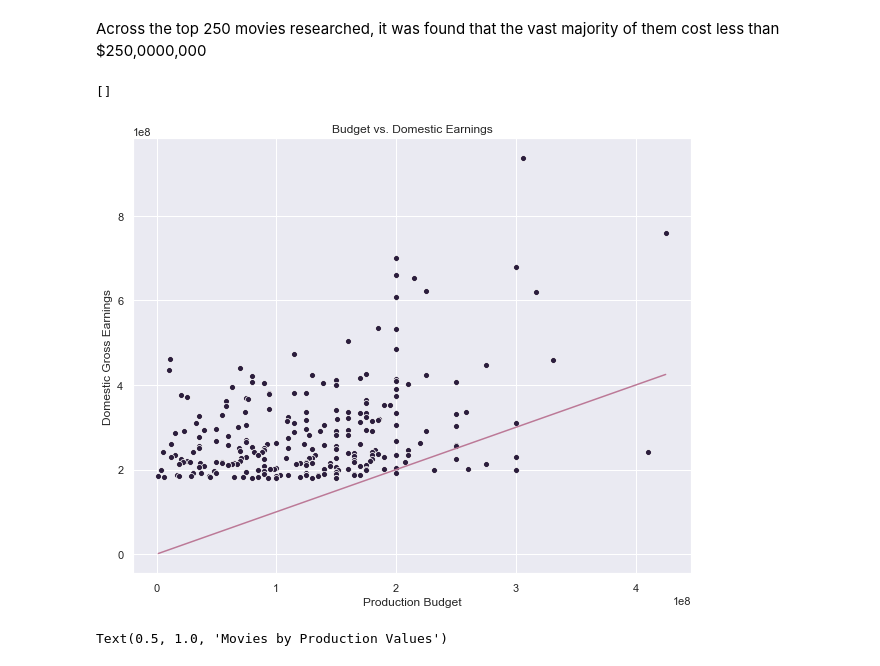
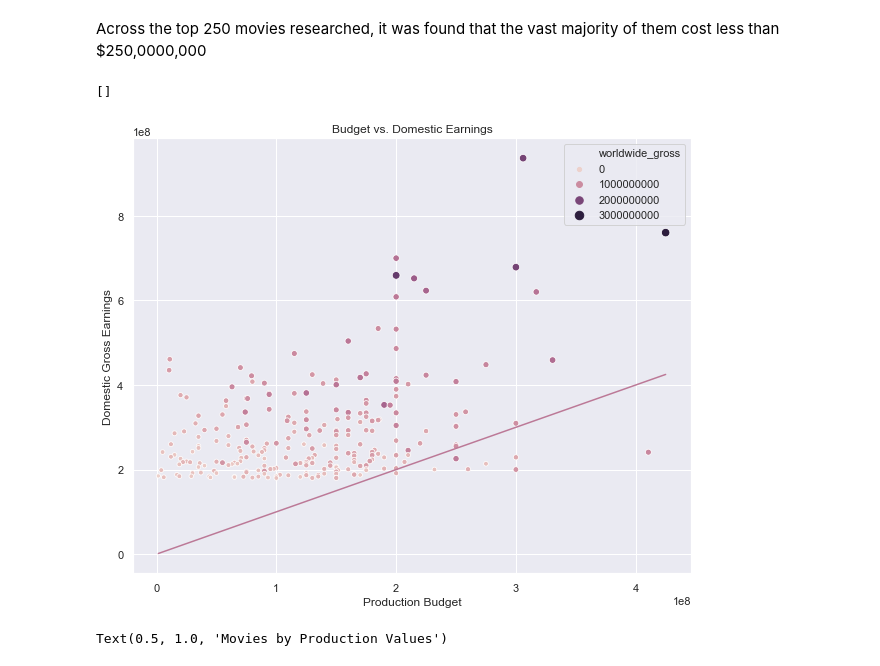
Before and after one commit to cam-benfield/EDA-Project, a Jupyter notebook: student.ipynb, the cells around one changed output. Drawn from its saved outputs; the diff is of its cells as text; code cells hidden in the pictures.

```diff
--- a/student.ipynb
+++ b/student.ipynb
@@ -700,31 +704,32 @@ Across the top 250 movies researched, it was found that the vast majority of the
 # %%
 cur.execute("""SELECT movie,
                       production_budget,
                       domestic_gross,
                       worldwide_gross
                from TNBudgets
                ORDER BY domestic_gross DESC
                LIMIT 250;""")
 financial_df = make_dataframe()
 financial_plot = sns.scatterplot(
     x=financial_df['production_budget'],
     y=financial_df['domestic_gross'],
-    color = "#2C1E3D"
+    size=financial_df['worldwide_gross'],
+    hue=financial_df['worldwide_gross']
     )
 
 # Create line for reference to production_budget
 x = np.linspace(min(financial_df['production_budget']),max(financial_df['production_budget']))
 y = x
 sns.lineplot(x=x, y=y, ax=financial_plot, color="#BC7997")
 
 
 financial_plot.set_xlabel("Production Budget")
 financial_plot.set_ylabel("Domestic Gross Earnings")
 financial_plot.set_title("Budget vs. Domestic Earnings")
 financial_plot.plot()
 # %% [output]
 []
-[figure, old version]
+[figure, new version]
 # %%
 financial_plot = sns.distplot(financial_df['production_budget'], kde=False, color='#2C1E3D')
 financial_plot.set_title("Movies by Production Values")
```
Also changed, not shown: parts of 12 cells of this notebook.
